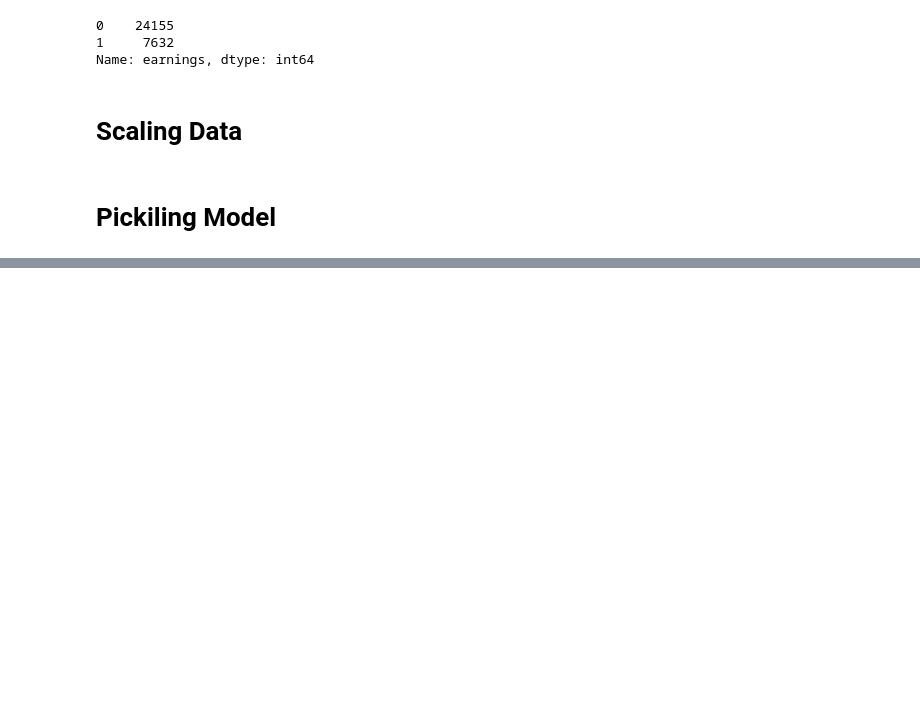
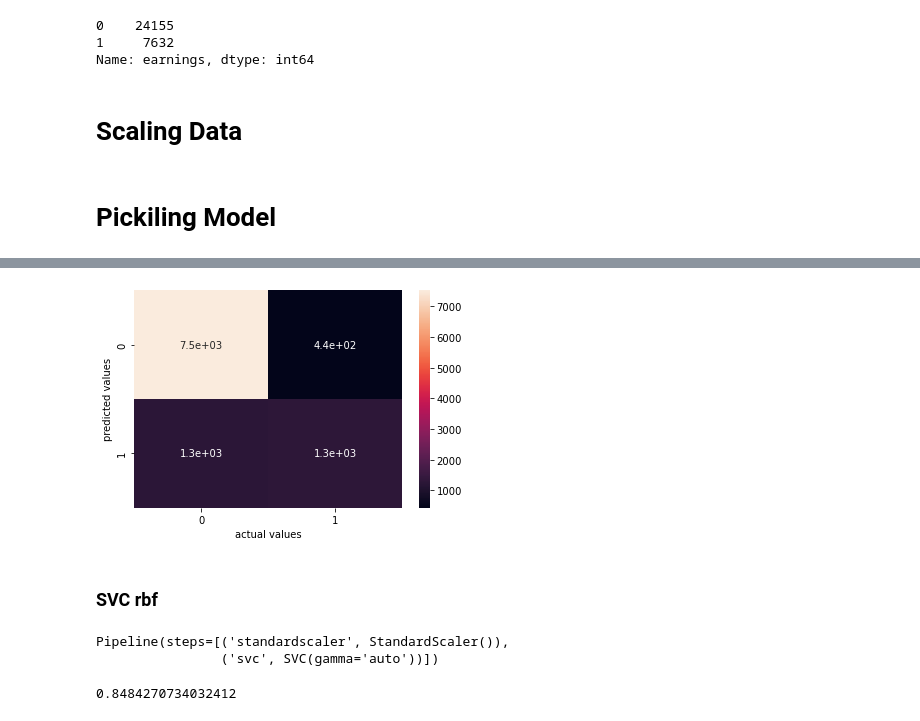
Before and after one commit to atharv4git/ML-Models, a Jupyter notebook: Classification/adult/Model in Making.ipynb, the cells around one changed output, grey strips where cells are left out. Saved outputs shown, nothing was run; the diff lists cells and outputs as text; code cells hidden in the pictures; blank space fills up the shorter version.

```diff
--- a/Classification/adult/Model in Making.ipynb
+++ b/Classification/adult/Model in Making.ipynb
@@ -76,0 +140,2 @@ def save_model_to_db(model,client,db,conn,model_name):
+# %%
+ypred_scv_poly = svc_poly.predict(X_test)
@@ -76,0 +146,15 @@ def save_model_to_db(model,client,db,conn,model_name):
+# %%
+sns.heatmap(cm(y_test,ypred_scv_poly),annot=True)
+plt.xlabel('actual values')
+plt.ylabel('predicted values')
+plt.show()
+# %% [output]
+[figure, added]
+# %% [markdown]
+### SVC rbf
+# %%
+svc_rbf = make_pipeline(StandardScaler(), SVC(kernel='rbf',gamma='auto'))
+svc_rbf.fit(X_train, y_train)
+# %% [output]
+Pipeline(steps=[('standardscaler', StandardScaler()),
+                ('svc', SVC(gamma='auto'))])
@@ -76,0 +163,4 @@ def save_model_to_db(model,client,db,conn,model_name):
+# %%
+svc_rbf.score(X_test,y_test)
+# %% [output]
+0.8484270734032412
```
Also changed, not shown: parts of 29 cells of this notebook.
